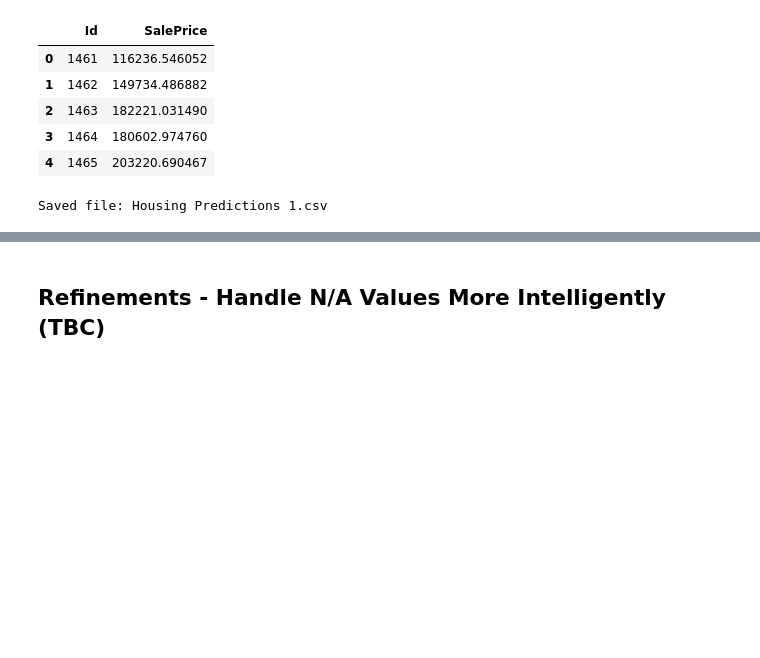
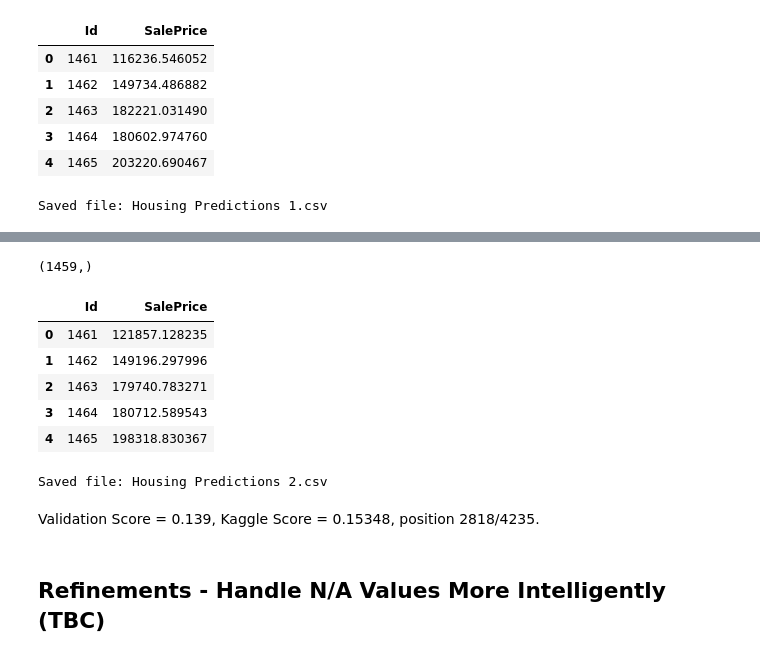
Before and after one commit to samC3/mediumai, a Jupyter notebook: kaggle/house-price/tristan/house_prices.ipynb, the cells around one changed output, grey strips where cells are left out. Saved outputs shown, nothing was run; the diff lists cells and outputs as text; code cells hidden in the pictures; blank space fills up the shorter version.

Commit message:
Second kaggle submission with more estimators.

```diff
--- a/kaggle/house-price/tristan/house_prices.ipynb
+++ b/kaggle/house-price/tristan/house_prices.ipynb
@@ -523,0 +524,4 @@ Score = 0.1578, position 2942/4234. In other words extremely bad. Will have to k
+# %%
+m = RandomForestRegressor(n_estimators = 1000, max_features = 0.45, n_jobs=-1, oob_score=True)
+%time  m.fit(X_train, y_train)
+print_score(m)
@@ -524,2 +538,26 @@ Score = 0.1578, position 2942/4234. In other words extremely bad. Will have to k
+# %%
+kaggle_preds = m.predict(df_test_to_keep)
+kaggle_preds = np.exp(kaggle_preds)
+kaggle_preds.shape
+# %% [output]
+(1459,)
+# %%
+submission = pd.DataFrame({'Id': df_test_raw.Id, 'SalePrice': kaggle_preds})
+submission.head()
+# %% [output]
+|  | Id | SalePrice |
+| 0 | 1461 | 121857.128235 |
+| 1 | 1462 | 149196.297996 |
+| 2 | 1463 | 179740.783271 |
+| 3 | 1464 | 180712.589543 |
+| 4 | 1465 | 198318.830367 |
+# %%
+filename = 'Housing Predictions 2.csv'
+submission.to_csv(filename,index=False)
+print('Saved file: ' + filename)
+# %% [output]
+Saved file: Housing Predictions 2.csv
+# %% [markdown]
+Validation Score = 0.139, Kaggle Score = 0.15348, position 2818/4235.
 # %% [markdown]
 ## Refinements - Handle N/A Values More Intelligently (TBC)
```
Also changed, not shown: parts of 4 cells of this notebook, 1 other file.
